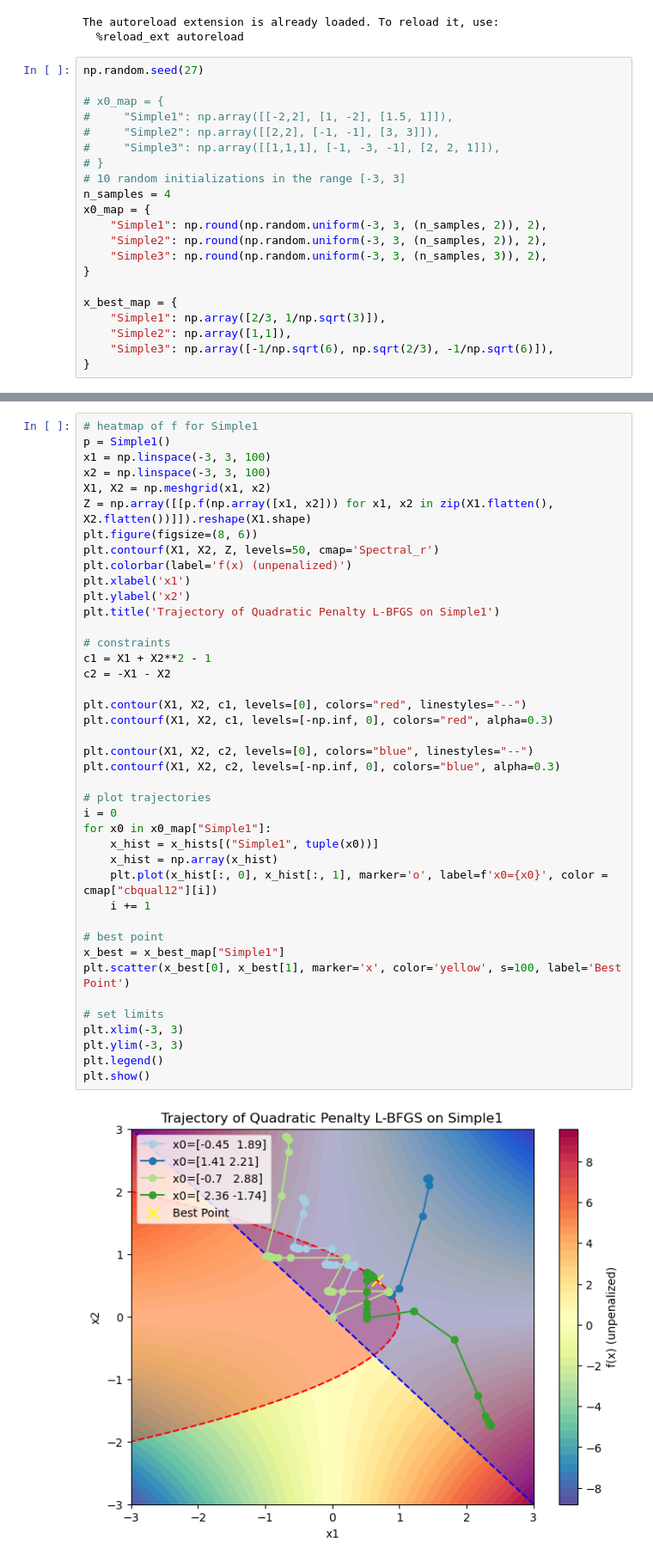
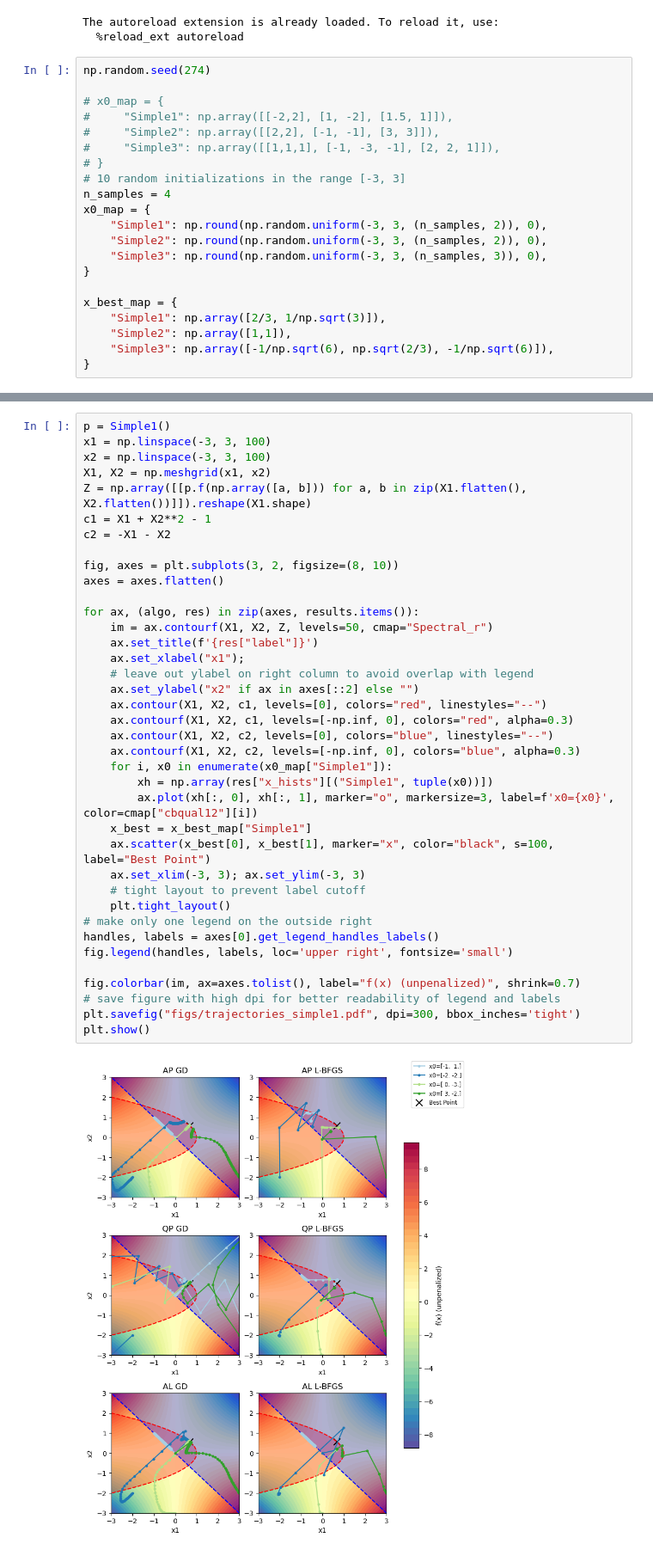
Before and after one commit to Astromatthe/AA222Project2, a Jupyter notebook: project2.ipynb, the cells around one changed output, grey strips where cells are left out. Shown at 86% size. Drawn from its saved outputs; the diff is of its cells as text.

Commit message:
plots for report

```diff
--- a/project2.ipynb
+++ b/project2.ipynb
@@ -10,7 +10,7 @@ from colormaps import *
 The autoreload extension is already loaded. To reload it, use:
   %reload_ext autoreload
 # %%
-np.random.seed(27)
+np.random.seed(274)
 
 # x0_map = {
 #     "Simple1": np.array([[-2,2], [1, -2], [1.5, 1]]),
@@ -20,9 +20,9 @@ np.random.seed(27)
 # 10 random initializations in the range [-3, 3]
 n_samples = 4
 x0_map = {
-    "Simple1": np.round(np.random.uniform(-3, 3, (n_samples, 2)), 2),
-    "Simple2": np.round(np.random.uniform(-3, 3, (n_samples, 2)), 2),
-    "Simple3": np.round(np.random.uniform(-3, 3, (n_samples, 3)), 2),
+    "Simple1": np.round(np.random.uniform(-3, 3, (n_samples, 2)), 0),
+    "Simple2": np.round(np.random.uniform(-3, 3, (n_samples, 2)), 0),
+    "Simple3": np.round(np.random.uniform(-3, 3, (n_samples, 3)), 0),
 }
 
 x_best_map = {
@@ -85,43 +105,40 @@ Problem: Simple3, x0: [ 1.21 -1.91  0.59], x_best: [ 0.50061703 -0.7541535   0.2
 # %%
-# heatmap of f for Simple1
 p = Simple1()
 x1 = np.linspace(-3, 3, 100)
 x2 = np.linspace(-3, 3, 100)
 X1, X2 = np.meshgrid(x1, x2)
-Z = np.array([[p.f(np.array([x1, x2])) for x1, x2 in zip(X1.flatten(), X2.flatten())]]).reshape(X1.shape)
-plt.figure(figsize=(8, 6))
-plt.contourf(X1, X2, Z, levels=50, cmap='Spectral_r')
-plt.colorbar(label='f(x) (unpenalized)')
-plt.xlabel('x1')
-plt.ylabel('x2')
-plt.title('Trajectory of Quadratic Penalty L-BFGS on Simple1')
-
-# constraints
+Z = np.array([[p.f(np.array([a, b])) for a, b in zip(X1.flatten(), X2.flatten())]]).reshape(X1.shape)
 c1 = X1 + X2**2 - 1
 c2 = -X1 - X2
 
-plt.contour(X1, X2, c1, levels=[0], colors="red", linestyles="--")
-plt.contourf(X1, X2, c1, levels=[-np.inf, 0], colors="red", alpha=0.3)
+fig, axes = plt.subplots(3, 2, figsize=(8, 10))
+axes = axes.flatten()
 
-plt.contour(X1, X2, c2, levels=[0], colors="blue", linestyles="--")
-plt.contourf(X1, X2, c2, levels=[-np.inf, 0], colors="blue", alpha=0.3)
+for ax, (algo, res) in zip(axes, results.items()):
+    im = ax.contourf(X1, X2, Z, levels=50, cmap="Spectral_r")
+    ax.set_title(f'{res["label"]}')
+    ax.set_xlabel("x1");
+    # leave out ylabel on right column to avoid overlap with legend
+    ax.set_ylabel("x2" if ax in axes[::2] else "")
+    ax.contour(X1, X2, c1, levels=[0], colors="red", linestyles="--")
+    ax.contourf(X1, X2, c1, levels=[-np.inf, 0], colors="red", alpha=0.3)
+    ax.contour(X1, X2, c2, levels=[0], colors="blue", linestyles="--")
+    ax.contourf(X1, X2, c2, levels=[-np.inf, 0], colors="blue", alpha=0.3)
+    for i, x0 in enumerate(x0_map["Simple1"]):
+        xh = np.array(res["x_hists"][("Simple1", tuple(x0))])
+        ax.plot(xh[:, 0], xh[:, 1], marker="o", markersize=3, label=f'x0={x0}', color=cmap["cbqual12"][i])
+    x_best = x_best_map["Simple1"]
+    ax.scatter(x_best[0], x_best[1], marker="x", color="black", s=100, label="Best Point")
+    ax.set_xlim(-3, 3); ax.set_ylim(-3, 3)
+    # tight layout to prevent label cutoff
+    plt.tight_layout()
+# make only one legend on the outside right
+handles, labels = axes[0].get_legend_handles_labels()
+fig.legend(handles, labels, loc='upper right', fontsize='small')
 
-# plot trajectories
-i = 0
-for x0 in x0_map["Simple1"]:
-    x_hist = x_hists[("Simple1", tuple(x0))]
-    x_hist = np.array(x_hist)
-    plt.plot(x_hist[:, 0], x_hist[:, 1], marker='o', label=f'x0={x0}', color = cmap["cbqual12"][i])
-    i += 1
-
-# best point
-x_best = x_best_map["Simple1"]
-plt.scatter(x_best[0], x_best[1], marker='x', color='yellow', s=100, label='Best Point')
-
-# set limits
-plt.xlim(-3, 3)
-plt.ylim(-3, 3)
-plt.legend()
+fig.colorbar(im, ax=axes.tolist(), label="f(x) (unpenalized)", shrink=0.7)
+# save figure with high dpi for better readability of legend and labels
+plt.savefig("figs/trajectories_simple1.pdf", dpi=300, bbox_inches='tight')
 plt.show()
 # %% [output]
-[figure, old version]
+[figure, new version]
```
Also changed, not shown: parts of 37 cells of this notebook, 5 other files.
